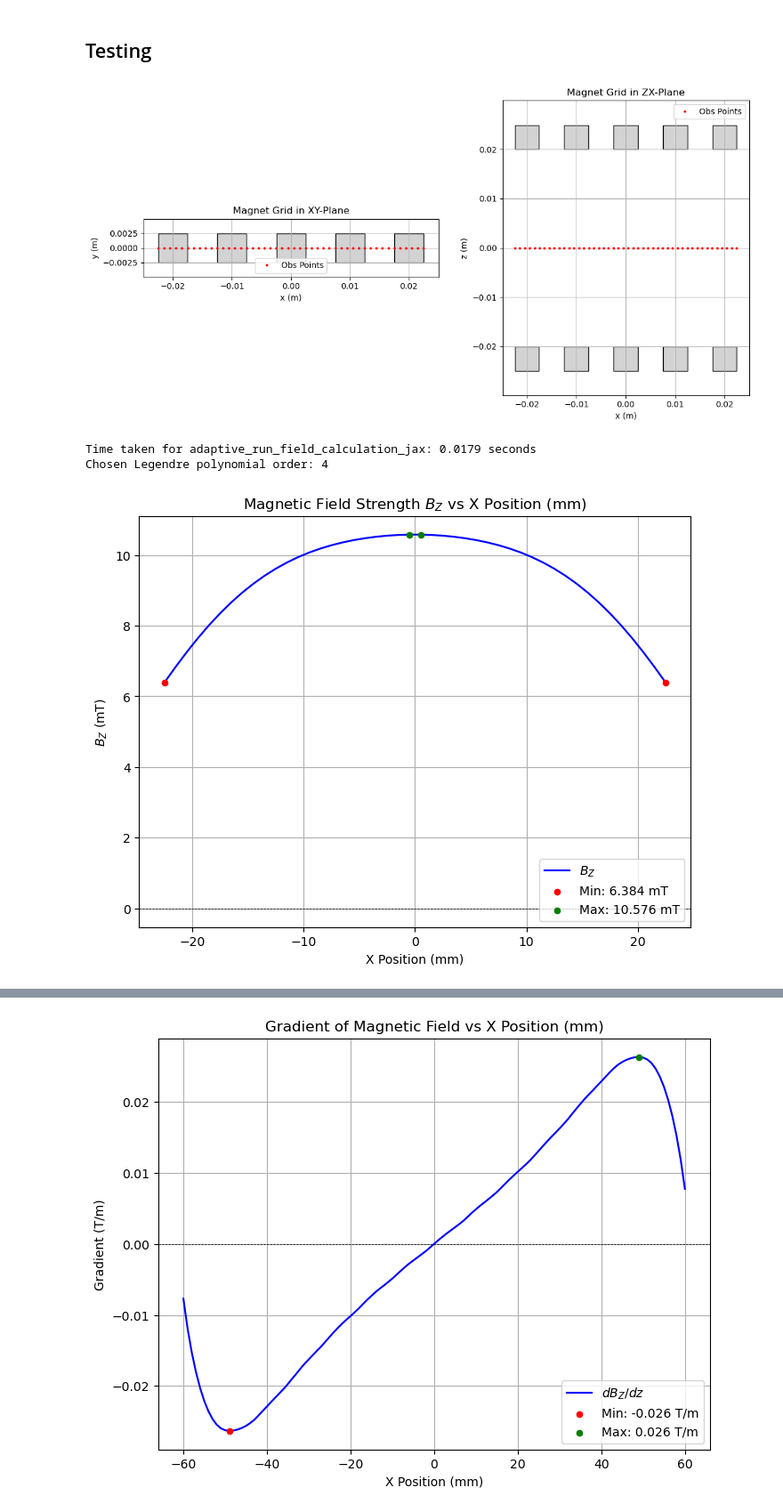
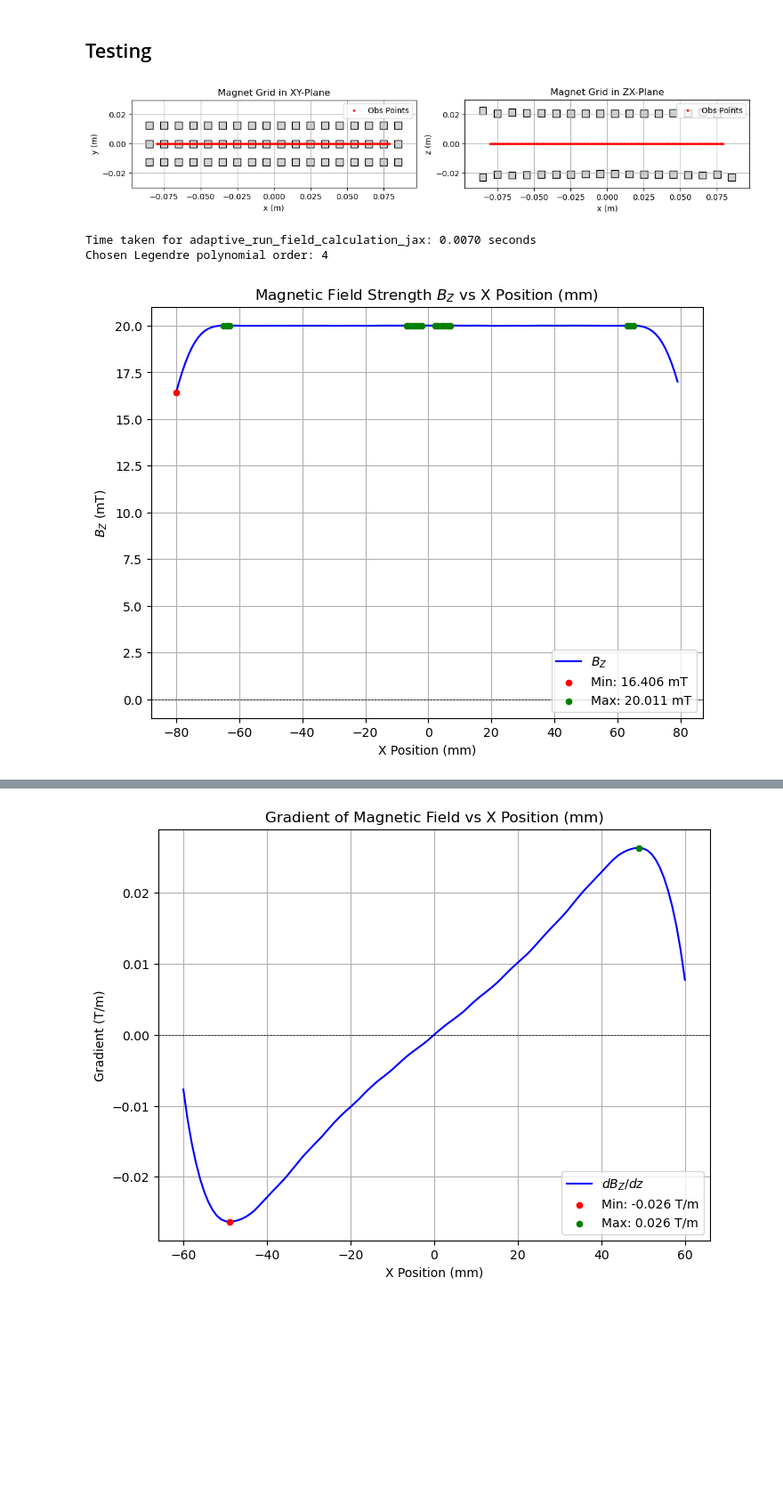
Before and after one commit to joostwijn/Rotating_Magnetic_Setup, a Jupyter notebook: 3. Magnets/Field_Shaping_Algorithm_JAX.ipynb, the cells around one changed output, grey strips where cells are left out. Shown at 89% size. Saved outputs shown, nothing was run; the diff lists cells and outputs as text; code cells hidden in the pictures; blank space fills up the shorter version.

```diff
--- a/3. Magnets/Field_Shaping_Algorithm_JAX.ipynb
+++ b/3. Magnets/Field_Shaping_Algorithm_JAX.ipynb
@@ -755,43 +755,45 @@ def plot_derivative(mode=None):
 #------------------------------------------------------------------
 # Clears the JIT compilation cache, forcing functions to recompile every time dimensions are changed.
 # Recompiltion is not neccesary when changing H, MZ or ZL, but clearing caches is a good practice to avoid memory issues.
 #------------------------------------------------------------------
 jax.clear_caches()
 
 #------------------------------------------------------------------
 # Dimensions and coordinates of the magnet grid, magnets and observation points.
 #------------------------------------------------------------------
-A_TOTAL = 45e-3    # Grid width (x-dimension)
-A_ONE   = 4.94e-3   # Magnet width (x-dimension)
-N_X     = 5    # Number of magnets in x-direction
-B_TOTAL = 4.94e-3    # Grid depth (y-dimension)
-B_ONE   = 4.94e-3     # Magnet depth (y-dimension)
-N_Y     = 1      # Number of magnets in y-direction
-H       = 4.94e-3     # Magnet height (z-dimension)
+A_TOTAL = 174.9e-3    # Grid width (x-dimension)
+A_ONE   = 4.9e-3   # Magnet width (x-dimension)
+N_X     = 18    # Number of magnets in x-direction
+B_TOTAL = 29.9e-3    # Grid depth (y-dimension)
+B_ONE   = 4.9e-3     # Magnet depth (y-dimension)
+N_Y     = 3      # Number of magnets in y-direction
+H       = 4.9e-3     # Magnet height (z-dimension)
 MZ      = 1.29     # Magnetization along z
 
 # Vertical offsets for each magnet column (using same offset for all)
-ZL = jnp.full(N_X, 20e-3) # jnp.array([20e-3, 20e-3, 20e-3, 20e-3, 20e-3, 20e-3, 20e-3, 20e-3, 20e-3, 20e-3]); jnp.full(N_X, 20e-3)
+ZL = jnp.array([0.02021, 0.01835, 0.01896, 0.01869, 0.01851, 0.01835, 0.01824, 0.01816, 0.01812,
+                0.01812, 0.01816, 0.01824, 0.01835, 0.01851, 0.01869, 0.01896, 0.01835, 0.02021])
+# jnp.array([20e-3, 20e-3, 20e-3, 20e-3, 20e-3, 20e-3, 20e-3, 20e-3, 20e-3, 20e-3]); jnp.full(N_X, 20e-3)
 # jnp.array([16e-3, 18e-3, 20e-3, 20e-3, 20e-3, 20e-3, 20e-3, 20e-3, 20e-3, 20e-3, 20e-3, 20e-3, 20e-3, 20e-3, 20e-3, 20e-3, 18e-3, 16e-3])
 
 
 # Observation points (only one coordinate can be an array; the others must be scalars)
-X_VAL = jnp.arange(-22.5e-3, 23.5e-3, 1e-3)  # jnp.arange(-40e-3, 41e-3, 1e-3)
+X_VAL = jnp.arange(-80e-3, 80e-3, 1e-3)  # jnp.arange(-40e-3, 41e-3, 1e-3)
 Y_VAL = 0.0  # jnp.arange(-9e-3, 10e-3, 1e-3)
 Z_VAL = 0.0  # jnp.arange(-19e-3, 20e-3, 1e-3)
 
 # Precompute Legendre nodes/weights only for the fixed order.
 NODES_DICT, WEIGHTS_DICT = fixed_precompute_leggauss([FIXED_ORDER])
 NODES = NODES_DICT[FIXED_ORDER]
 WEIGHTS = WEIGHTS_DICT[FIXED_ORDER]
 
 # Precompute integration parameters using the observation values and grid settings.
 X_MINS, X_MAXS, Y_MINS, Y_MAXS, x_flat, y_flat, z_flat = fixed_setup_integration(X_VAL, Y_VAL, Z_VAL, A_TOTAL, A_ONE, B_TOTAL, B_ONE)
 
 # Plot the magnetic grid and view the observation points.
 plot_magnet_grid(A_TOTAL, A_ONE, N_X, B_TOTAL, B_ONE, N_Y, H, ZL, X_VAL, Y_VAL, Z_VAL)
 # %% [output]
-[figure, old version]
+[figure, new version]
 # %%
 # Warm-up: call the adaptive function once to trigger JAX compilation.
 _ = adaptive_run_field_calculation_jax()
@@ -807,9 +809,9 @@ print("Chosen Legendre polynomial order:", chosen_order)
 # If the observation coordinate is along x, plot the field versus x.
 plot_Bz()
 # %% [output]
-Time taken for adaptive_run_field_calculation_jax: 0.0179 seconds
+Time taken for adaptive_run_field_calculation_jax: 0.0070 seconds
 Chosen Legendre polynomial order: 4
-[figure, old version]
+[figure, new version]
 # %%
 X_VAL = -20e-3
 print(adaptive_run_field_calculation_jax())
```
Also changed, not shown: parts of 4 cells of this notebook, 6 other files.
